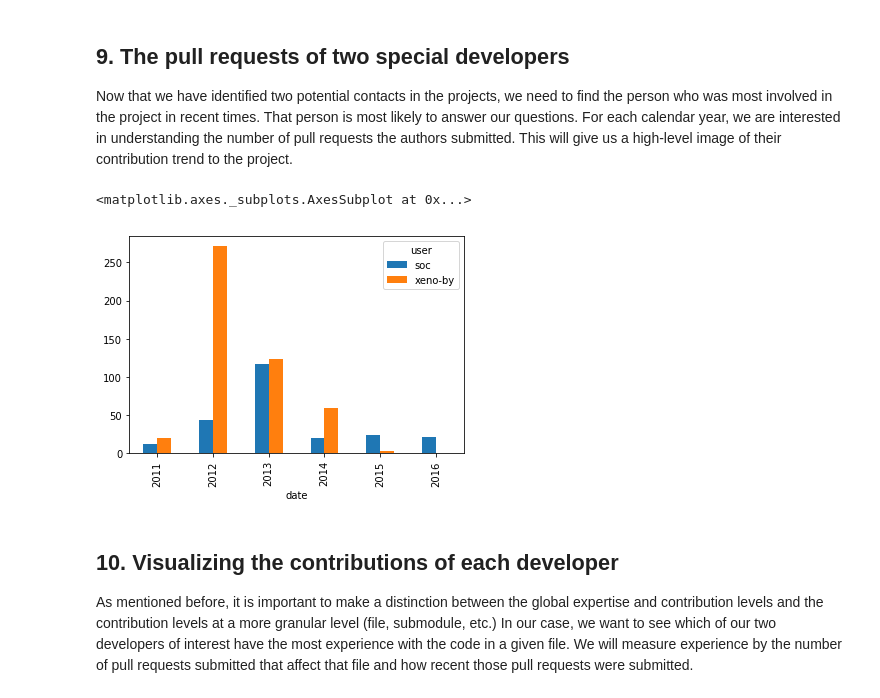
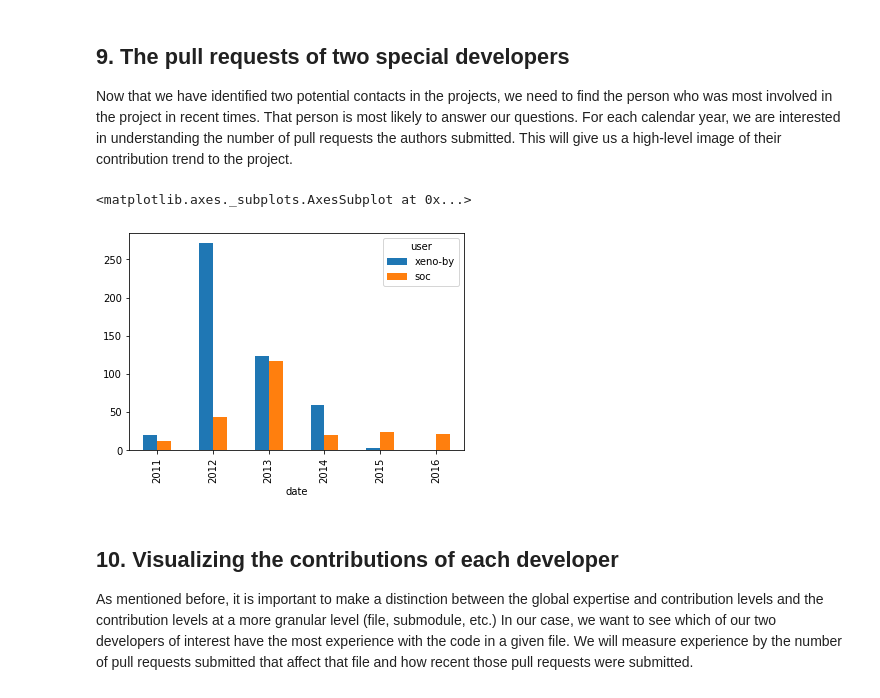
Before and after one commit to jonasmrfranca/DataCamp-Scala_Language_on_GitHub, a Jupyter notebook: notebook.ipynb, the cells around one changed output. Cells and saved outputs as stored; diff of their text form; code cells hidden in the pictures.

```diff
--- a/notebook.ipynb
+++ b/notebook.ipynb
@@ -136,23 +136,23 @@ users_last_10
 # %%
 %matplotlib inline
 
 # The developers we are interested in
 authors = ['xeno-by', 'soc']
 
 # Get all the developers' pull requests
 by_author = pulls[pulls['user'].isin(authors)]
 
 # Count the number of pull requests submitted each year
 counts = by_author.groupby(['user', by_author['date'].dt.year]).agg({'pid': 'count'}).reset_index()
 
 # Convert the table to a wide format
 counts_wide = counts.pivot_table(index='date', columns='user', values='pid', fill_value=0)
 
 # Plot the results
-counts_wide.plot(kind='bar', y=['soc','xeno-by'])
+counts_wide.plot(kind='bar', y=authors)
 # %% [output]
 <matplotlib.axes._subplots.AxesSubplot at 0x...>
-[figure, old version]
+[figure, new version]
 # %% [markdown]
 ## 10. Visualizing the contributions of each developer
 <p>As mentioned before, it is important to make a distinction between the global expertise and contribution levels and the contribution levels at a more granular level (file, submodule, etc.) In our case, we want to see which of our two developers of interest have the most experience with the code in a given file. We will measure experience by the number of pull requests submitted that affect that file and how recent those pull requests were submitted.</p>
```
Also changed, not shown: parts of 4 cells of this notebook.
